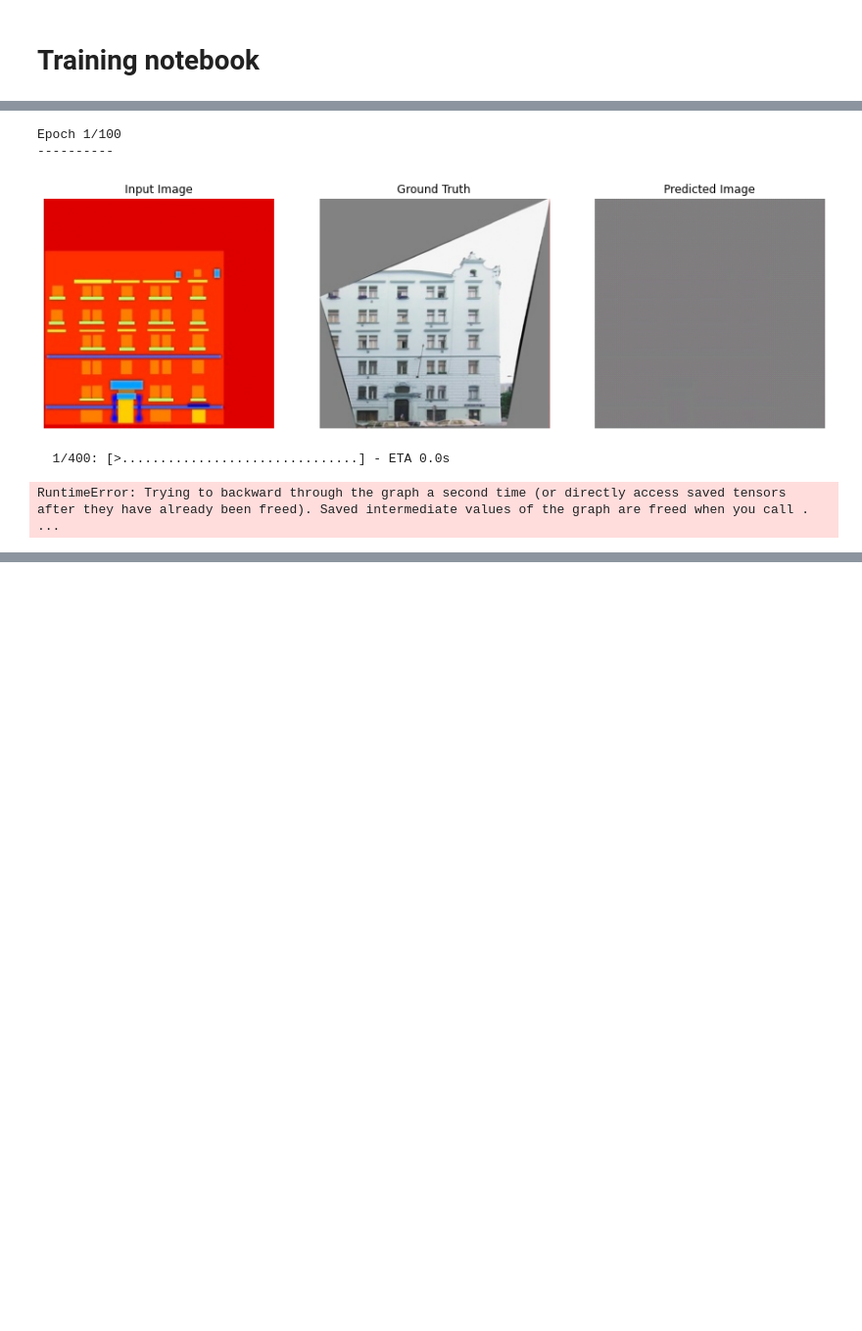
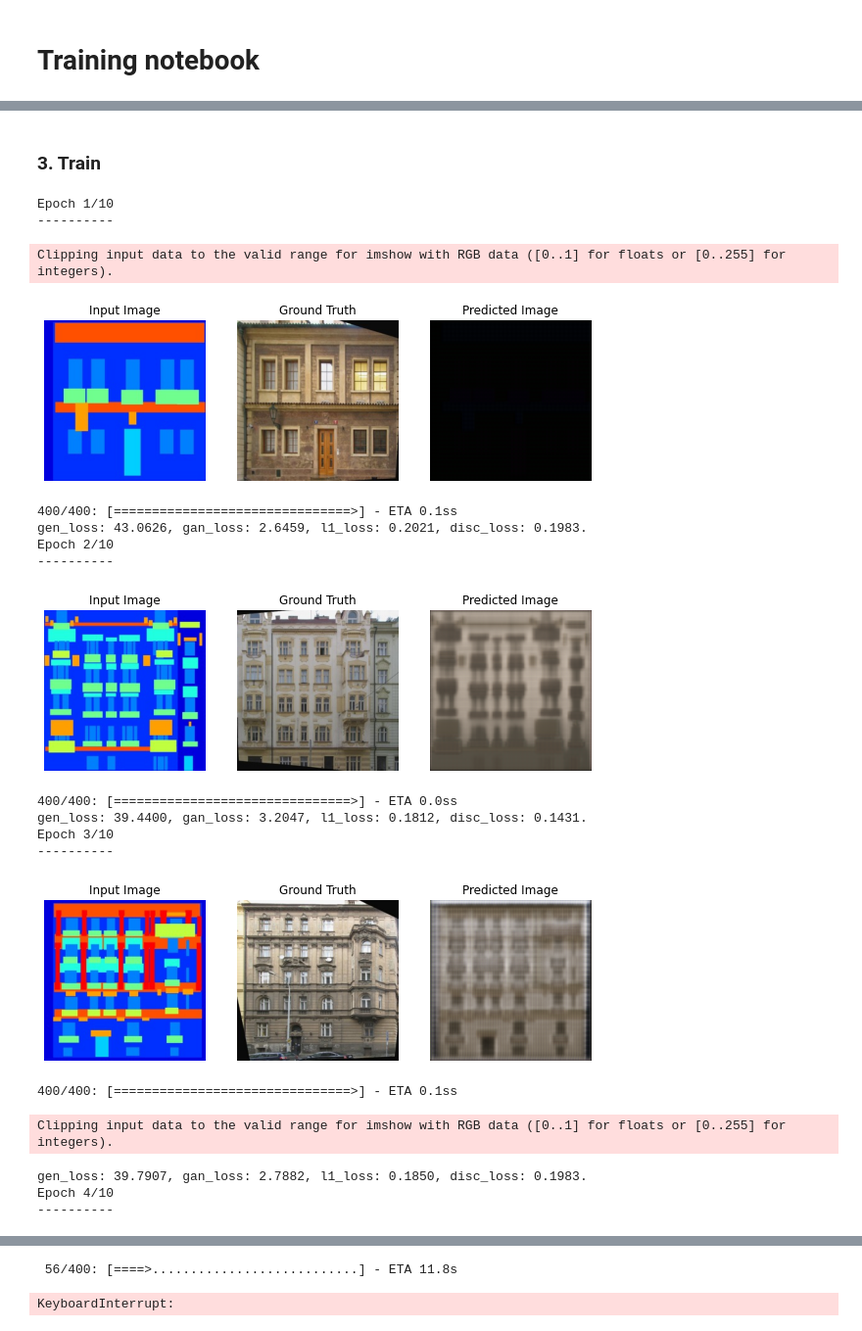
Before and after one commit to hugoartigas/pix2pix, a Jupyter notebook: train.ipynb, the cells around one changed output, grey strips where cells are left out. Shown: that part at 98% size. Saved outputs shown, nothing was run; the diff lists cells and outputs as text; code cells hidden in the pictures; blank space fills up the shorter version.

Commit message:
completed pix2pix model and ran first dummy training

```diff
--- a/train.ipynb
+++ b/train.ipynb
@@ -13,11 +19,33 @@ dataloaders = {mode: utils.DataLoader(datasets[mode], batch_size=1, shuffle=True
 # %%
 # instantiate model
 p2p = model.Pix2Pix().to(utils.device)
+# %% [markdown]
+### 3. Train
 # %%
-utils.train(model = p2p, n_epochs = 100, dataloaders = dataloaders)
+utils.train(model = p2p,
+            n_epochs = 10,
+            display_step = 1,
+            save_step = 1,
+            dataloaders = dataloaders,
+            lr = 2e-4,
+            lbd = 200)
 # %% [output]
-Epoch 1/100
+Epoch 1/10
 ----------
+Clipping input data to the valid range for imshow with RGB data ([0..1] for floats or [0..255] for integers).
-[figure, old version]
+[figure, new version]
-  1/400: [>...............................] - ETA 0.0s
-RuntimeError: Trying to backward through the graph a second time (or directly access saved tensors after they have already been freed). Saved intermediate values of the graph are freed when you call . ...
+400/400: [===============================>] - ETA 0.1ss
+gen_loss: 43.0626, gan_loss: 2.6459, l1_loss: 0.2021, disc_loss: 0.1983.
+Epoch 2/10
+----------
+[figure, added]
+400/400: [===============================>] - ETA 0.0ss
+gen_loss: 39.4400, gan_loss: 3.2047, l1_loss: 0.1812, disc_loss: 0.1431.
+Epoch 3/10
+----------
+[figure, added]
+400/400: [===============================>] - ETA 0.1ss
+Clipping input data to the valid range for imshow with RGB data ([0..1] for floats or [0..255] for integers).
+gen_loss: 39.7907, gan_loss: 2.7882, l1_loss: 0.1850, disc_loss: 0.1983.
+Epoch 4/10
+----------
@@ -23,0 +53,2 @@ RuntimeError: Trying to backward through the graph a second time (or directly ac
+ 56/400: [====>...........................] - ETA 11.8s
+KeyboardInterrupt:
```
Also changed, not shown: parts of 8 cells of this notebook, 5 other files.
